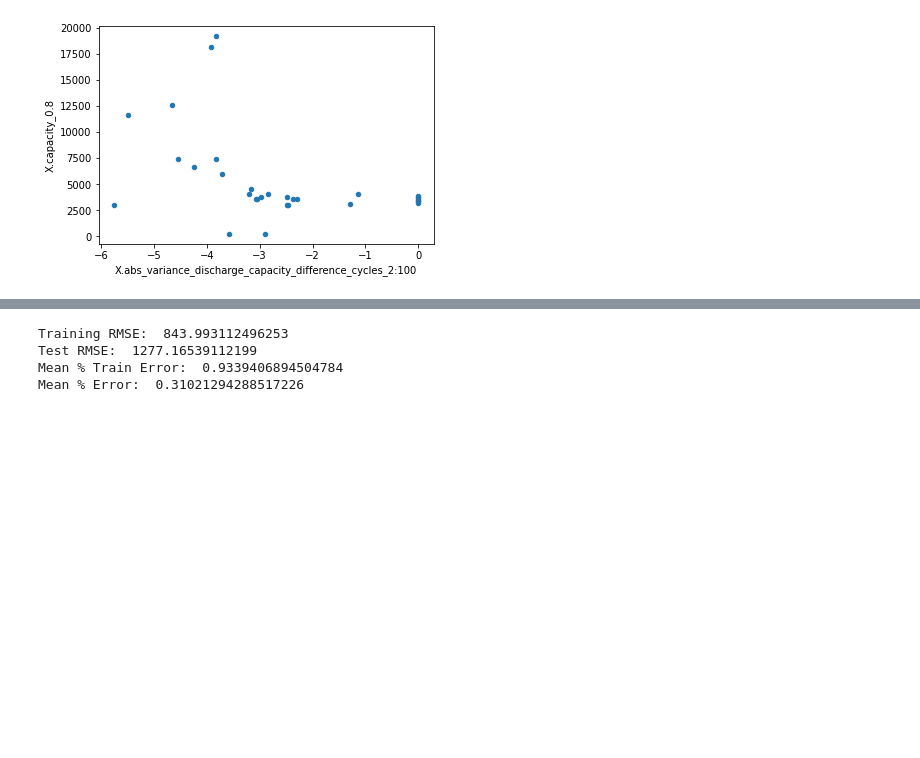
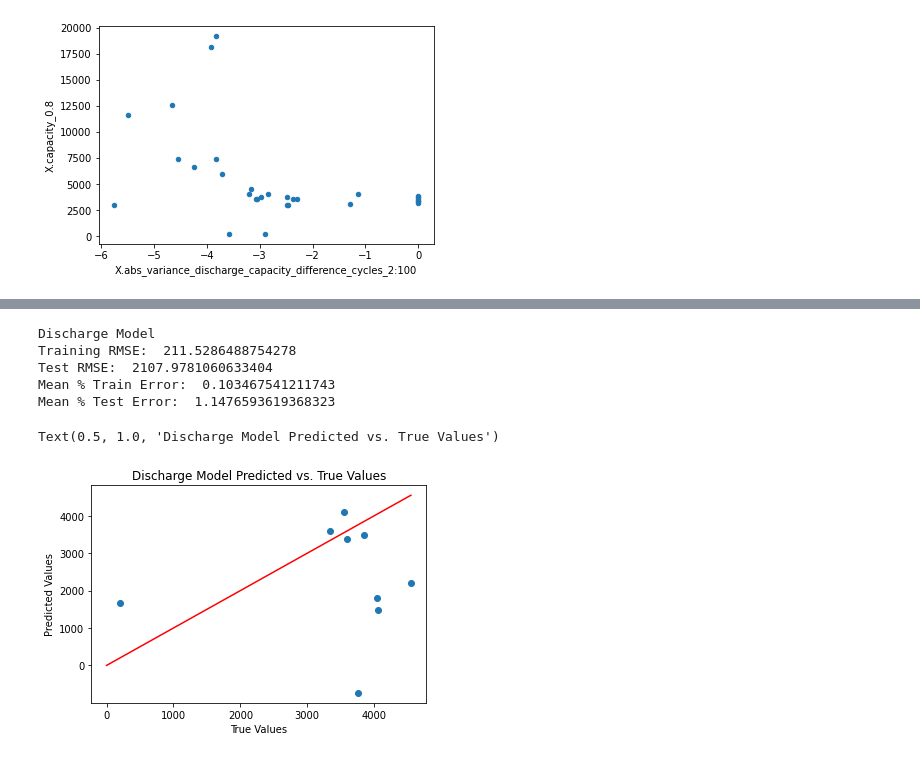
Before and after one commit to ayakkala1/TRI-Capstone, a Jupyter notebook: newdata_model_recreation.ipynb, the cells around one changed output, grey strips where cells are left out. Drawn from its saved outputs; the diff is of its cells as text; code cells hidden in the pictures; blank space fills up the shorter version.

```diff
--- a/newdata_model_recreation.ipynb
+++ b/newdata_model_recreation.ipynb
@@ -220,29 +244,48 @@ Mean % Test Error:  0.32811904549320786
 # %%
 # discharge model
-X_train = df_full.iloc[train_ind][discharge_model_features]
-X_train = X_train.dropna()
-X_train_index = list(X_train.index.values)
+X_train_dis = df_full.iloc[train_ind][discharge_model_features]
+X_train_dis.dropna(inplace = True)
+X_train_dis_index = list(X_train_dis.index.values)
 
-y_train = df_full.iloc[X_train_index][[y]]
+y_train = df_full.iloc[X_train_dis_index][[y]]
 
-X_test = df_full.iloc[test_ind][discharge_model_features]
-X_test = X_test.dropna()
-X_test_index = list(X_test.index.values)
+X_test_dis = df_full.iloc[test_ind][discharge_model_features]
+X_test_dis.dropna(inplace = True)
+X_test_dis_index = list(X_test_dis.index.values)
 
-y_test = df_full.iloc[X_test_index][[y]]
+y_test = df_full.iloc[X_test_dis_index][[y]]
 
-reg = LinearRegression().fit(X_train,y_train)
-y_pred_train = reg.predict(X_train)
-y_pred_test = reg.predict(X_test)
+reg_dis = LinearRegression().fit(X_train_dis,y_train)
+y_pred_train_dis = reg_dis.predict(X_train_dis)
+y_pred_test_dis = reg_dis.predict(X_test_dis)
 
-print("Training RMSE: ", np.sqrt(mean_squared_error(y_train, y_pred_train)))
-print("Test RMSE: ", np.sqrt(mean_squared_error(y_test, y_pred_test)))
-print("Mean % Train Error: ", mean_absolute_percentage_error(y_train, y_pred_train))
-print("Mean % Error: ", mean_absolute_percentage_error(y_test, y_pred_test))
+rmse_train_dis = np.sqrt(mean_squared_error(y_train, y_pred_train_dis))
+rmse_test_dis = np.sqrt(mean_squared_error(y_test, y_pred_test_dis))
+mape_train_dis = mean_absolute_percentage_error(y_train, y_pred_train_dis)
+mape_test_dis = mean_absolute_percentage_error(y_test, y_pred_test_dis)
+
+print("Discharge Model")
+print("Training RMSE: ", np.sqrt(mean_squared_error(y_train, y_pred_train_dis)))
+print("Test RMSE: ", np.sqrt(mean_squared_error(y_test, y_pred_test_dis)))
+print("Mean % Train Error: ", mean_absolute_percentage_error(y_train, y_pred_train_dis))
+print("Mean % Test Error: ", mean_absolute_percentage_error(y_test, y_pred_test_dis))
 # %% [output]
-Training RMSE:  843.993112496253
-Test RMSE:  1277.16539112199
-Mean % Train Error:  0.9339406894504784
-Mean % Error:  0.31021294288517226
+Discharge Model
+Training RMSE:  211.5286488754278
+Test RMSE:  2107.9781060633404
+Mean % Train Error:  0.103467541211743
+Mean % Test Error:  1.1476593619368323
+# %%
+# Discharge model
+max_dis = y_test.max()[0]
+
+plt.scatter(y_test, y_pred_test_dis)
+plt.plot([0, max_dis], [0, max_dis], color="red")
+plt.xlabel("True Values")
+plt.ylabel("Predicted Values")
+plt.title("Discharge Model Predicted vs. True Values")
+# %% [output]
+Text(0.5, 1.0, 'Discharge Model Predicted vs. True Values')
+[figure, added]
 # %%
 # full model
```
Also changed, not shown: parts of 13 cells of this notebook.
